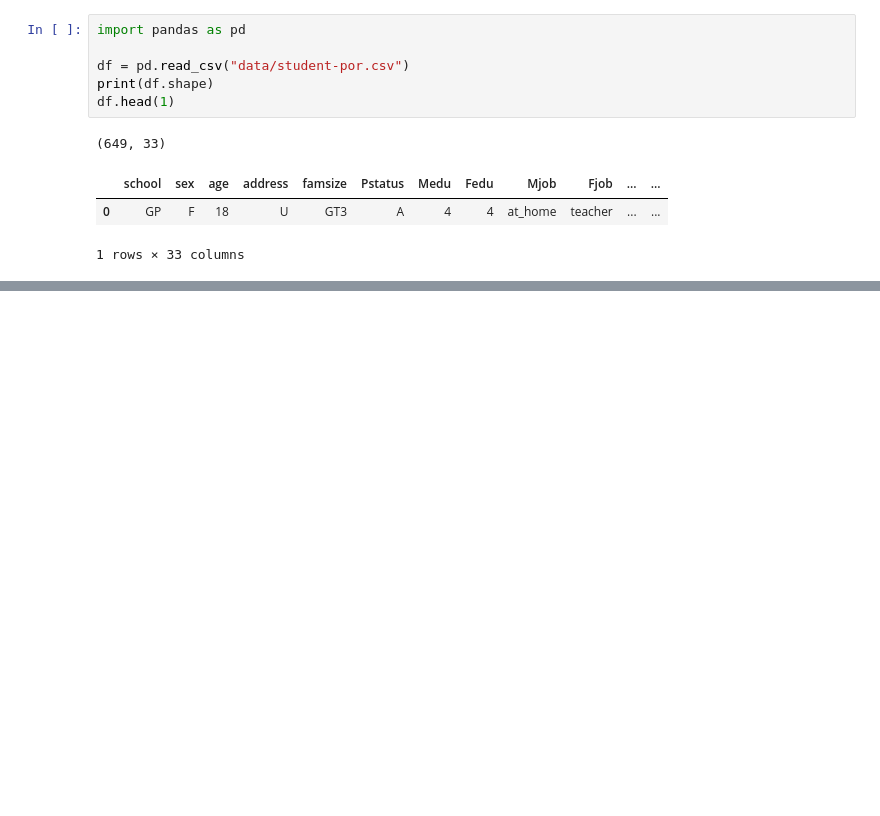
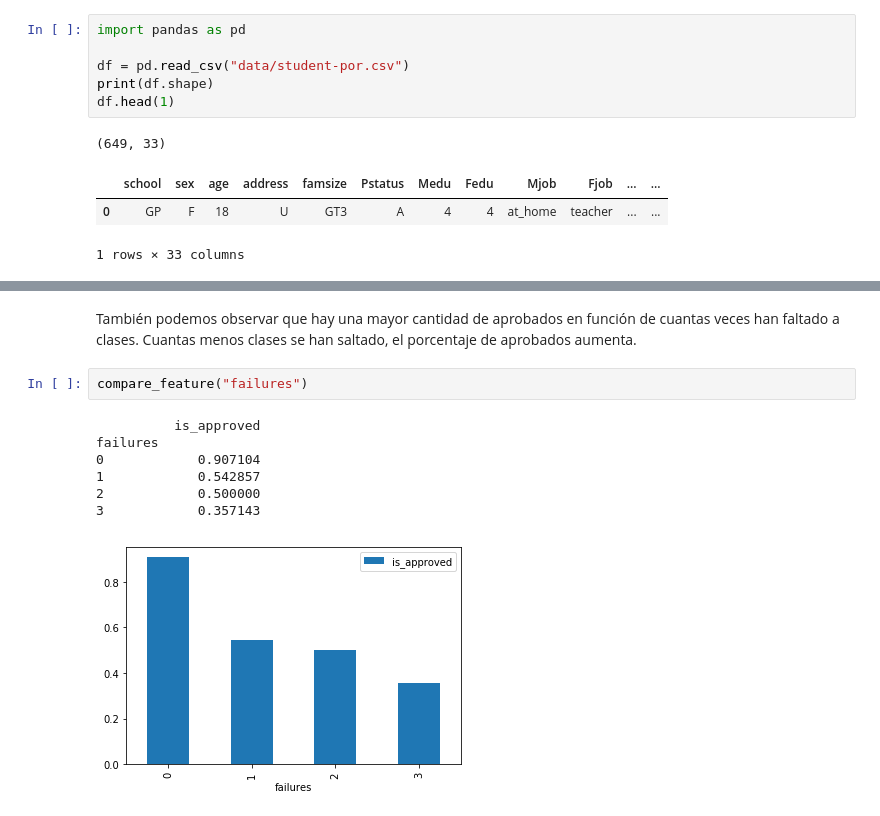
Before and after one commit to ikeinyyo/student-alcohol-consumption, a Jupyter notebook: Exploratory Analysis.ipynb, the cells around one changed output, grey strips where cells are left out. Saved outputs shown, nothing was run; the diff lists cells and outputs as text; blank space fills up the shorter version.

```diff
--- a/Exploratory Analysis.ipynb
+++ b/Exploratory Analysis.ipynb
@@ -80,0 +123,12 @@ compare_feature("sex")
+# %% [markdown]
+También podemos observar que hay una mayor cantidad de aprobados en función de cuantas veces han faltado a clases. Cuantas menos clases se han saltado, el porcentaje de aprobados aumenta.
+# %%
+compare_feature("failures")
+# %% [output]
+          is_approved
+failures
+0            0.907104
+1            0.542857
+2            0.500000
+3            0.357143
+[figure, added]
```
Also changed, not shown: parts of 19 cells of this notebook, 1 other file.
